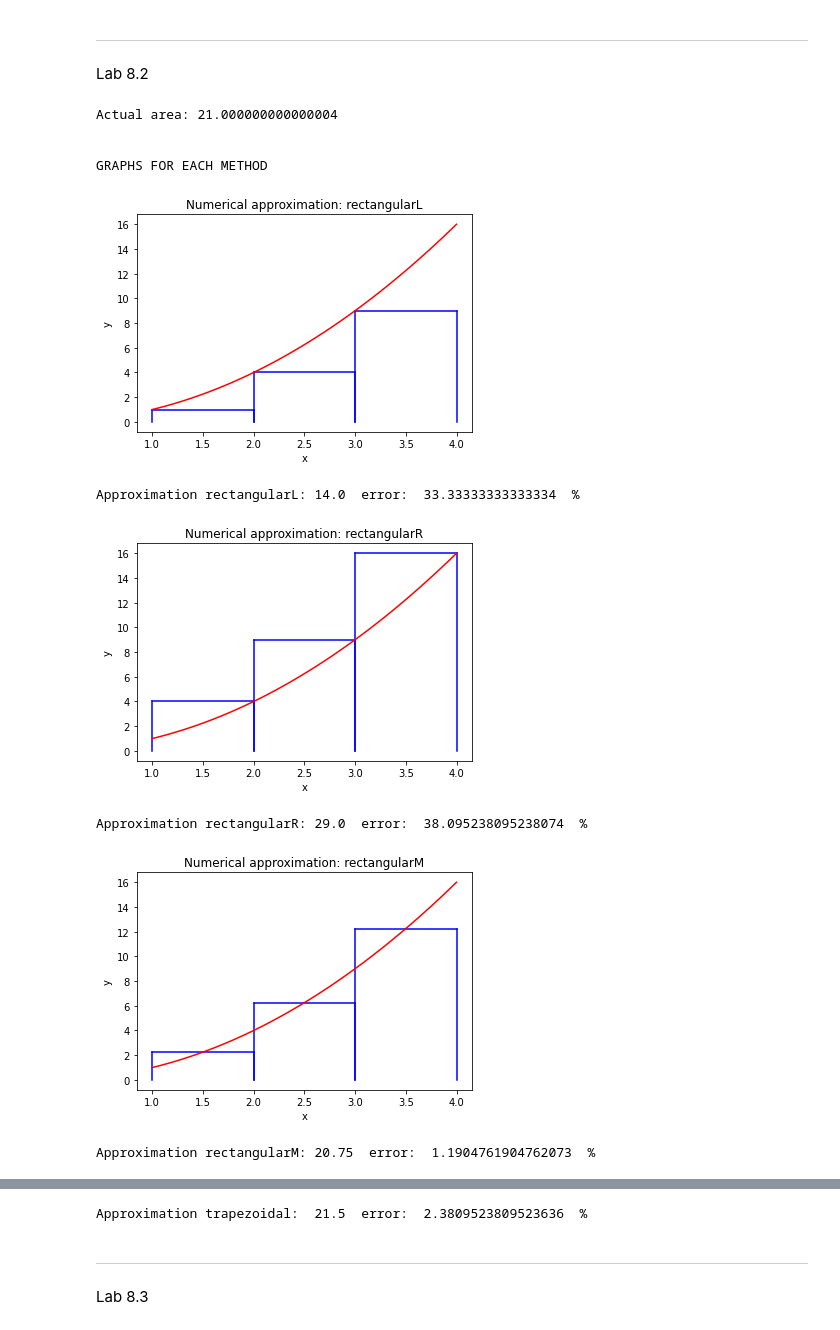
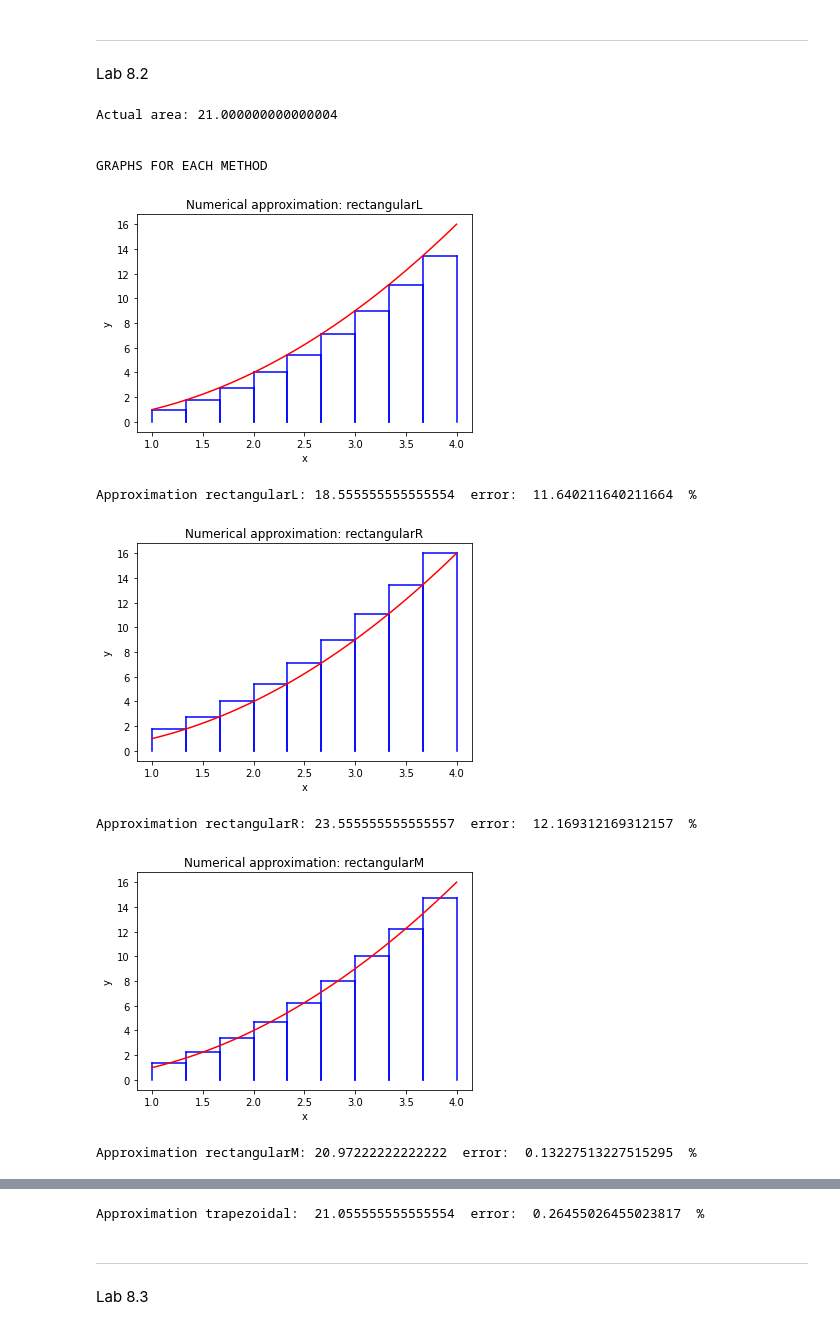
Before and after one commit to kiziltoprakbaris/MyRepo, a Jupyter notebook: Lab 8.ipynb, the cells around one changed output, grey strips where cells are left out. Drawn from its saved outputs; the diff is of its cells as text; code cells hidden in the pictures.

```diff
--- a/Lab 8.ipynb
+++ b/Lab 8.ipynb
@@ -102,37 +102,37 @@ def plot_dat(a,b,points,mod='rectangularM'):
 
 
     n_dense = np.linspace(a,b,10*points)
     plt.plot(n_dense,f(n_dense),color='red')
     plt.show()
 
     return 0
 
 
 m = 1
 M = 4
-p = 4
+p = 10
 
 actual = F(m,M)[0]
 print('Actual area:',actual)
 print(' ')
 print(' ')
 print('GRAPHS FOR EACH METHOD')
 recL = approximateNumerical(m,M,p,mod='rectangularL',plt_data=True)
 print('Approximation rectangularL:',recL,' error: ',abs((recL-actual)/actual)*100.,' %')
 recR = approximateNumerical(m,M,p,mod='rectangularR',plt_data=True)
 print('Approximation rectangularR:',recR,' error: ',abs((recR-actual)/actual)*100.,' %')
 recM = approximateNumerical(m,M,p,mod='rectangularM',plt_data=True)
 print('Approximation rectangularM:',recM,' error: ',abs((recM-actual)/actual)*100.,' %')
 trap = approximateNumerical(m,M,p,mod='trapezoidal',plt_data=True)
 print('Approximation trapezoidal: ', trap,' error: ',abs((trap-actual)/actual)*100.,' %')
 # %% [output]
 Actual area: 21.000000000000004
 
 
 GRAPHS FOR EACH METHOD
-[figure, old version]
+[figure, new version]
-Approximation rectangularL: 14.0  error:  33.33333333333334  %
+Approximation rectangularL: 18.555555555555554  error:  11.640211640211664  %
-[figure, old version]
+[figure, new version]
-Approximation rectangularR: 29.0  error:  38.095238095238074  %
+Approximation rectangularR: 23.555555555555557  error:  12.169312169312157  %
-[figure, old version]
+[figure, new version]
-Approximation rectangularM: 20.75  error:  1.1904761904762073  %
+Approximation rectangularM: 20.97222222222222  error:  0.13227513227515295  %
@@ -140,4 +140,4 @@ Approximation rectangularM: 20.75  error:  1.1904761904762073  %
-Approximation trapezoidal:  21.5  error:  2.3809523809523636  %
+Approximation trapezoidal:  21.055555555555554  error:  0.26455026455023817  %
 # %% [markdown]
 
 
```
Also changed, not shown: parts of 2 cells of this notebook.
